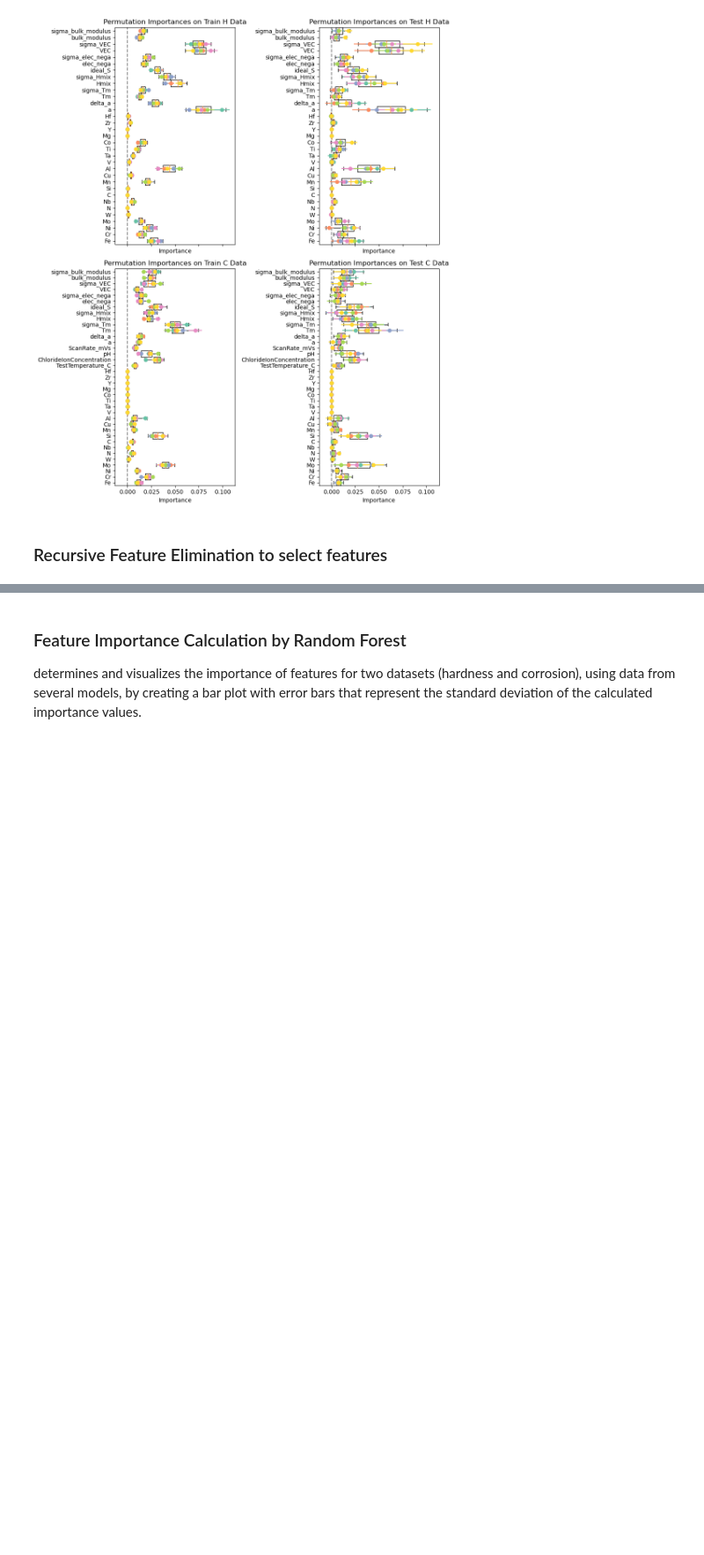
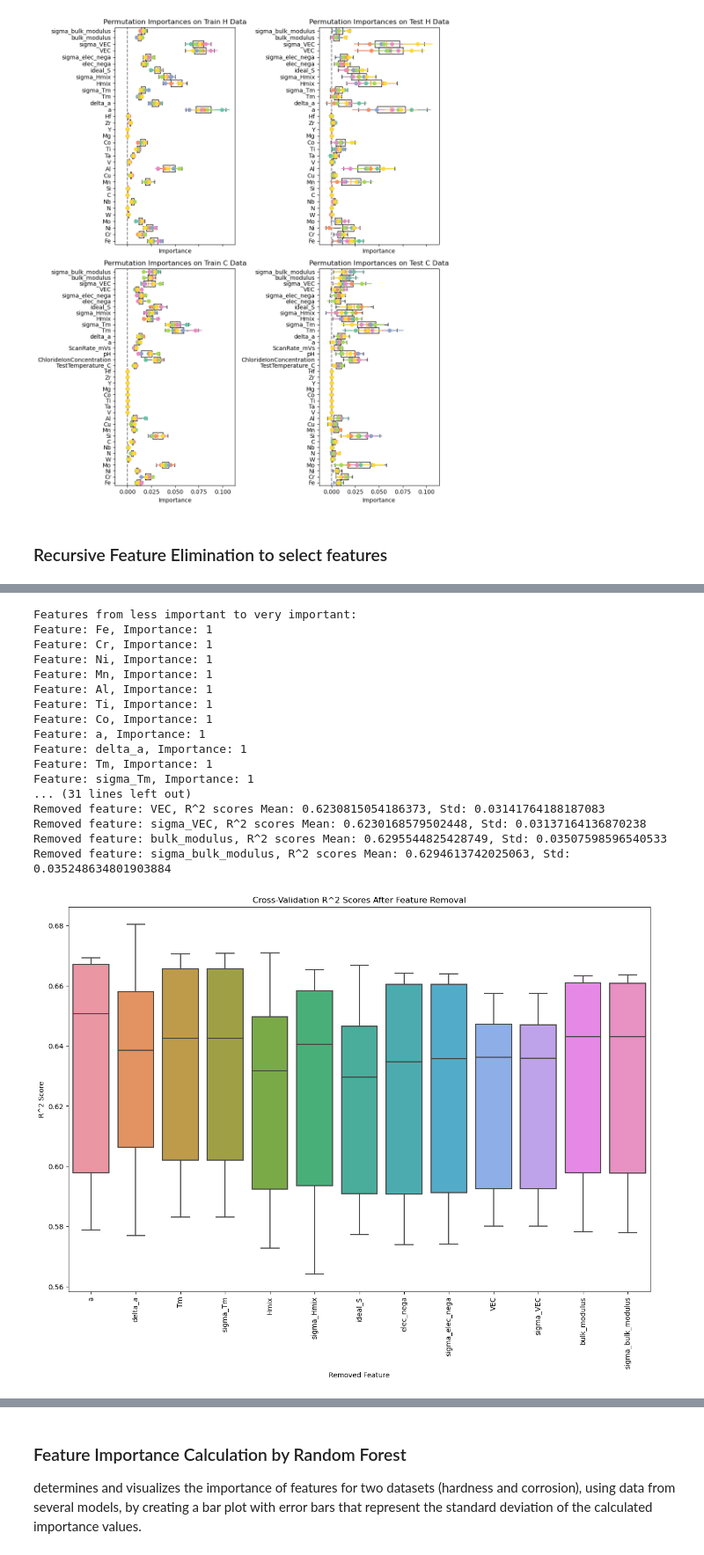
Before and after one commit to YXWU2014/CCA_representation_ML, a Jupyter notebook: Dataset_EDA_Pairplot_Feature_PCA_Mahalanobis/EDA_feature_calculation_selection.ipynb, the cells around one changed output, grey strips where cells are left out. Shown at 88% size. Cells and saved outputs as stored; diff of their text form; code cells hidden in the pictures; blank space fills up the shorter version.

```diff
--- a/Dataset_EDA_Pairplot_Feature_PCA_Mahalanobis/EDA_feature_calculation_selection.ipynb
+++ b/Dataset_EDA_Pairplot_Feature_PCA_Mahalanobis/EDA_feature_calculation_selection.ipynb
@@ -621,0 +710,65 @@ AttributeError: 'str' object has no attribute 'named_steps'
+# %%
+from sklearn.feature_selection import RFECV
+from sklearn.ensemble import RandomForestRegressor
+from sklearn.model_selection import KFold, cross_val_score
+from sklearn.metrics import r2_score
+import matplotlib.pyplot as plt
+import seaborn as sns
+import numpy as np
+import pandas as pd
+
+# Part 1: Perform RFE on all features and get feature importance
+all_features_H = fixed_features_H + elimination_features_H
+
+rfe = RFECV(RandomForestRegressor(**models_H_best_params, random_state=0), cv=6, scoring='r2', verbose=False, n_jobs=-1)
+rfe.fit(X_H_norm_rfe, H1_norm_rfe)
+
+feature_importance = sorted(zip(all_features_H, rfe.ranking_), key=lambda x:x[1])
+print("Features from less important to very important:")
+for feature, importance in feature_importance:
+    print(f"Feature: {feature}, Importance: {importance}")
+
+
+# Part 2: Selectively remove features in elimination_features_H and evaluate model performance
+def train_and_evaluate(X, y):
+    scores = cross_val_score(RandomForestRegressor(**models_H_best_params, random_state=0), X, y, cv=kf, scoring='r2')
+    return scores
+
+performance_dict = {}
+for feature in elimination_features_H:
+    X_H_norm_rfe_selected = X_H_norm_rfe.drop(feature, axis=1)
+    scores = train_and_evaluate(X_H_norm_rfe_selected, H1_norm_rfe)
+    performance_dict[feature] = scores
+    print(f"Removed feature: {feature}, R^2 scores Mean: {np.mean(scores)}, Std: {np.std(scores)}")
+
+
+# Part 3: Create a plot to show the cross-validation results
+performance_df = pd.DataFrame(performance_dict)
+melted_df = pd.melt(performance_df)
+
+plt.figure(figsize=(15,10))
+sns.boxplot(x='variable', y='value', data=melted_df)
+plt.xticks(rotation=90)
+plt.xlabel('Removed Feature')
+plt.ylabel('R^2 Score')
+plt.title('Cross-Validation R^2 Scores After Feature Removal')
+plt.show()
+# %% [output]
+Features from less important to very important:
+Feature: Fe, Importance: 1
+Feature: Cr, Importance: 1
+Feature: Ni, Importance: 1
+Feature: Mn, Importance: 1
+Feature: Al, Importance: 1
+Feature: Ti, Importance: 1
+Feature: Co, Importance: 1
+Feature: a, Importance: 1
+Feature: delta_a, Importance: 1
+Feature: Tm, Importance: 1
+Feature: sigma_Tm, Importance: 1
+... (31 lines left out)
+Removed feature: VEC, R^2 scores Mean: 0.6230815054186373, Std: 0.03141764188187083
+Removed feature: sigma_VEC, R^2 scores Mean: 0.6230168579502448, Std: 0.03137164136870238
+Removed feature: bulk_modulus, R^2 scores Mean: 0.6295544825428749, Std: 0.03507598596540533
+Removed feature: sigma_bulk_modulus, R^2 scores Mean: 0.6294613742025063, Std: 0.035248634801903884
+[figure, added]
```
Also changed, not shown: parts of 19 cells of this notebook.
